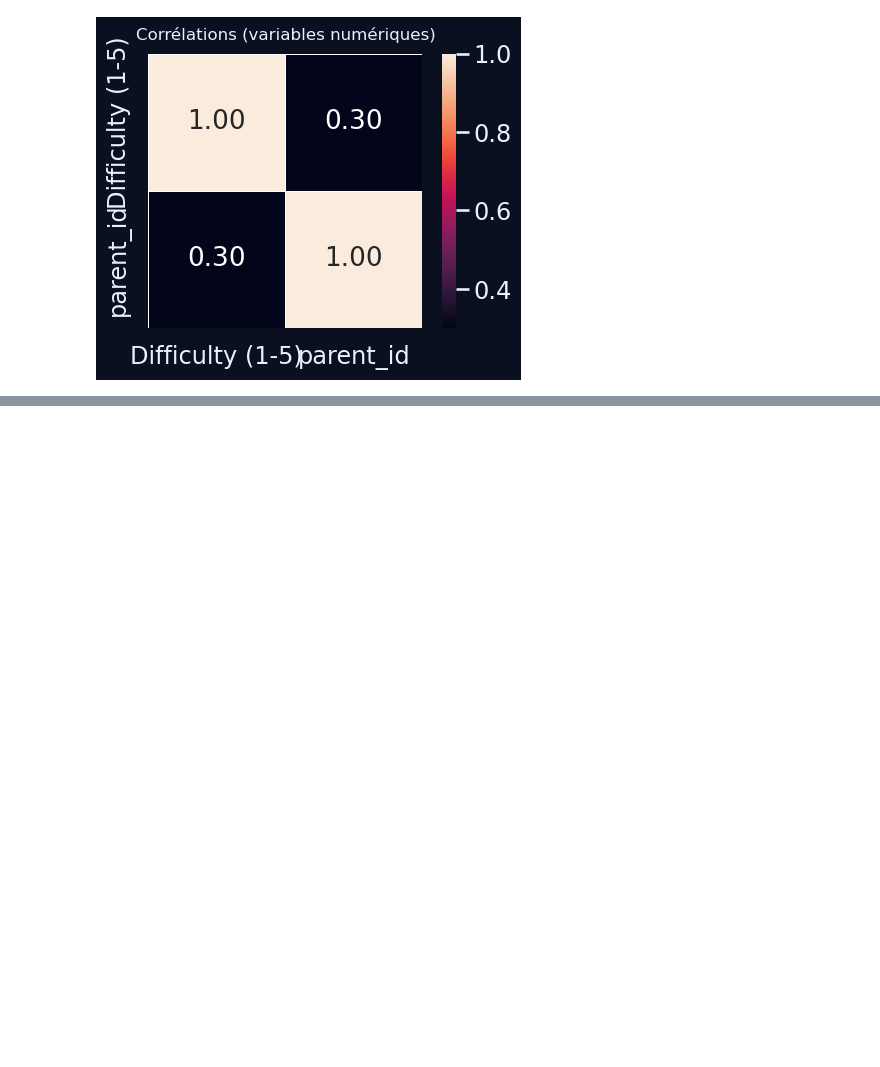
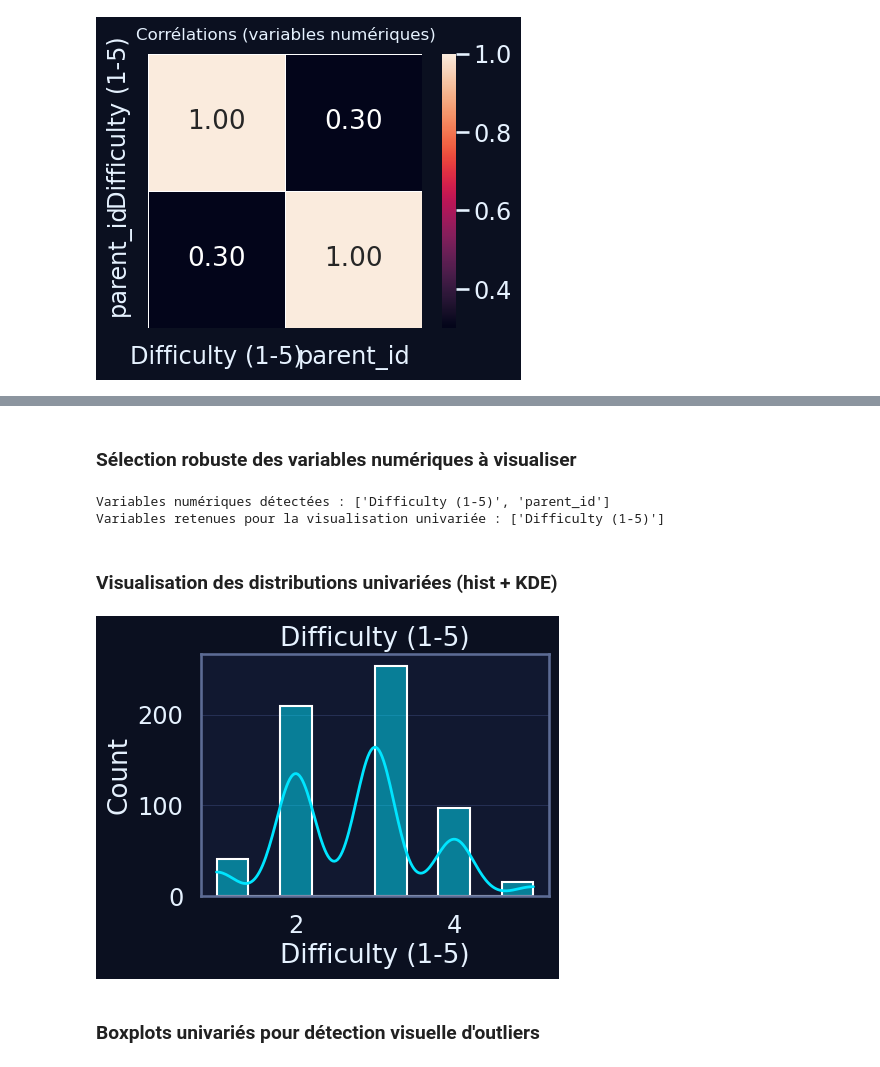
Before and after one commit to happy-developer/train.me, a Jupyter notebook: src/notebooks/eda/gym_exercises_dataset/eda_gym_exercises_dataset.ipynb, the cells around one changed output, grey strips where cells are left out. Drawn from its saved outputs; the diff is of its cells as text; code cells hidden in the pictures; blank space fills up the shorter version.

Commit message:
EDA - gym_exercises_dataset - Visualisation univariée

```diff
--- a/src/notebooks/eda/gym_exercises_dataset/eda_gym_exercises_dataset.ipynb
+++ b/src/notebooks/eda/gym_exercises_dataset/eda_gym_exercises_dataset.ipynb
@@ -382,0 +414,40 @@ else:
+# %% [markdown]
+### Sélection robuste des variables numériques à visualiser
+# %%
+# --- Sélection des variables numériques pertinentes pour la visualisation univariée ---
+
+num_cols = df.select_dtypes(include=["number"]).columns.tolist()
+print("Variables numériques détectées :", num_cols)
+
+# On conserve Difficulty (1-5) comme variable métier principale
+# et on laisse parent_id optionnel (identifiant technique de regroupement)
+vars_univariate = [c for c in num_cols if c == "Difficulty (1-5)"]
+
+print("Variables retenues pour la visualisation univariée :", vars_univariate)
+# %% [output]
+Variables numériques détectées : ['Difficulty (1-5)', 'parent_id']
+Variables retenues pour la visualisation univariée : ['Difficulty (1-5)']
+# %% [markdown]
+### Visualisation des distributions univariées (hist + KDE)
+# %%
+if not vars_univariate:
+    print("ℹ️ Aucune variable numérique pertinente à visualiser.")
+else:
+    n = len(vars_univariate)
+    n_cols = min(3, n)
+    n_rows = int(np.ceil(n / n_cols))
+
+    plt.figure(figsize=(5 * n_cols, 4 * n_rows))
+
+    for i, col in enumerate(vars_univariate, start=1):
+        plt.subplot(n_rows, n_cols, i)
+        sns.histplot(df[col], bins=10, kde=True)
+        plt.title(col)
+        plt.grid(True, axis="y")
+
+    plt.tight_layout()
+    plt.show()
+# %% [output]
+[figure, added]
+# %% [markdown]
+### Boxplots univariés pour détection visuelle d'outliers
```
Also changed, not shown: parts of 3 cells of this notebook, 1 other file.
